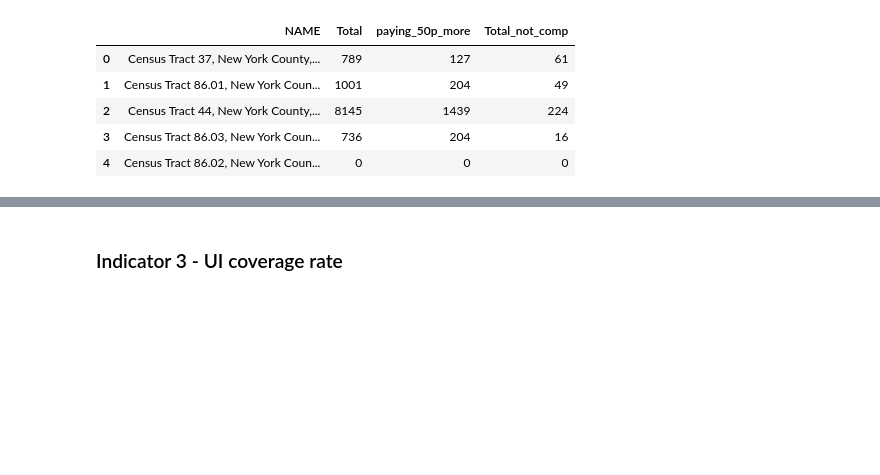
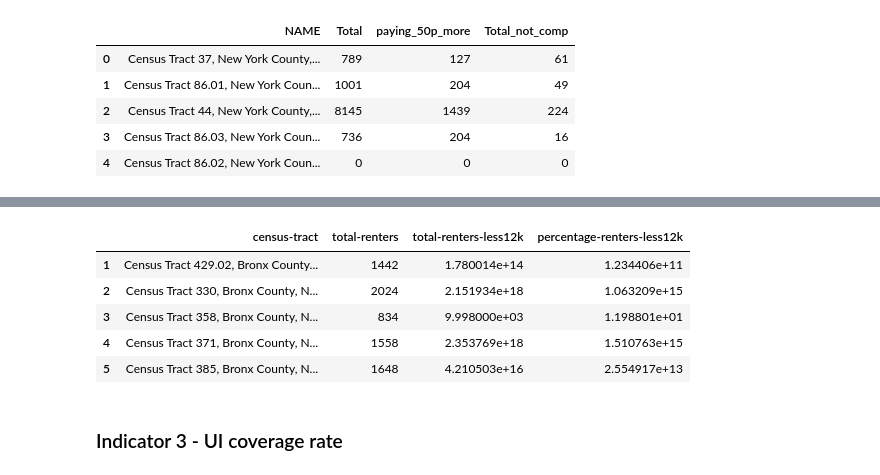
Before and after one commit to community-insight-impact/cvi_ucla_partnership, a Jupyter notebook: notebooks/merge_data_rent.ipynb, the cells around one changed output, grey strips where cells are left out. Drawn from its saved outputs; the diff is of its cells as text; code cells hidden in the pictures; blank space fills up the shorter version.

```diff
--- a/notebooks/merge_data_rent.ipynb
+++ b/notebooks/merge_data_rent.ipynb
@@ -94,4 +62,0 @@ income.head()
-# %%
-usecols=['NAME','S1901_C01_001E','S1901_C01_002E', 'S1901_C01_003E', 'S1901_C01_004E']
-income = income[usecols]
-income
@@ -107,5 +62,0 @@ income
-# %%
-#little more cleaning
-income.columns = ['NAME','total-households','p-less-10k', 'p-10-15', 'p-15-25']
-income = income.drop(index = 0, axis = 0)
-income
@@ -192,0 +63,7 @@ income
+# %%
+#dropping first row and renaming columns
+income.columns = ['census-tract','total-renters','income-less-10k','income-15k-B25074_013E','income-15k-B25074_014E',
+                             'income-15k-B25074_015E','income-15k-B25074_016E','income-15k-B25074_017E','income-15k-B25074_018E',
+                             'income-27.5k-B25074_027E']
+income = income.drop(index = 0, axis = 0)
+income.head(3)
@@ -192,0 +75,7 @@ income
+# %%
+# total amount of renters with less than 12k after paying rent
+
+income['total-renters-less12k']= income[['income-less-10k','income-15k-B25074_013E','income-15k-B25074_014E',
+                             'income-15k-B25074_015E','income-15k-B25074_016E','income-15k-B25074_017E','income-15k-B25074_018E',
+                             'income-27.5k-B25074_027E']].sum(axis =1)
+income[['census-tract','total-renters','total-renters-less12k']].head()
@@ -193,3 +89,16 @@ income
+# %%
+#as a portion of total renters
+
+income['percentage-renters-less12k'] = income['total-renters-less12k'].astype(float) / income['total-renters'].astype(float)
+
+income[['census-tract','total-renters','total-renters-less12k','percentage-renters-less12k' ]].head()
+# %% [output]
+|  | census-tract | total-renters | total-renters-less12k | percentage-renters-less12k |
+| 1 | Census Tract 429.02, Bronx County... | 1442 | 1.780014e+14 | 1.234406e+11 |
+| 2 | Census Tract 330, Bronx County, N... | 2024 | 2.151934e+18 | 1.063209e+15 |
+| 3 | Census Tract 358, Bronx County, N... | 834 | 9.998000e+03 | 1.198801e+01 |
+| 4 | Census Tract 371, Bronx County, N... | 1558 | 2.353769e+18 | 1.510763e+15 |
+| 5 | Census Tract 385, Bronx County, N... | 1648 | 4.210503e+16 | 2.554917e+13 |
 # %% [markdown]
 ### Indicator 3 - UI coverage rate
 # %% [markdown]
```
Also changed, not shown: parts of 18 cells of this notebook.
